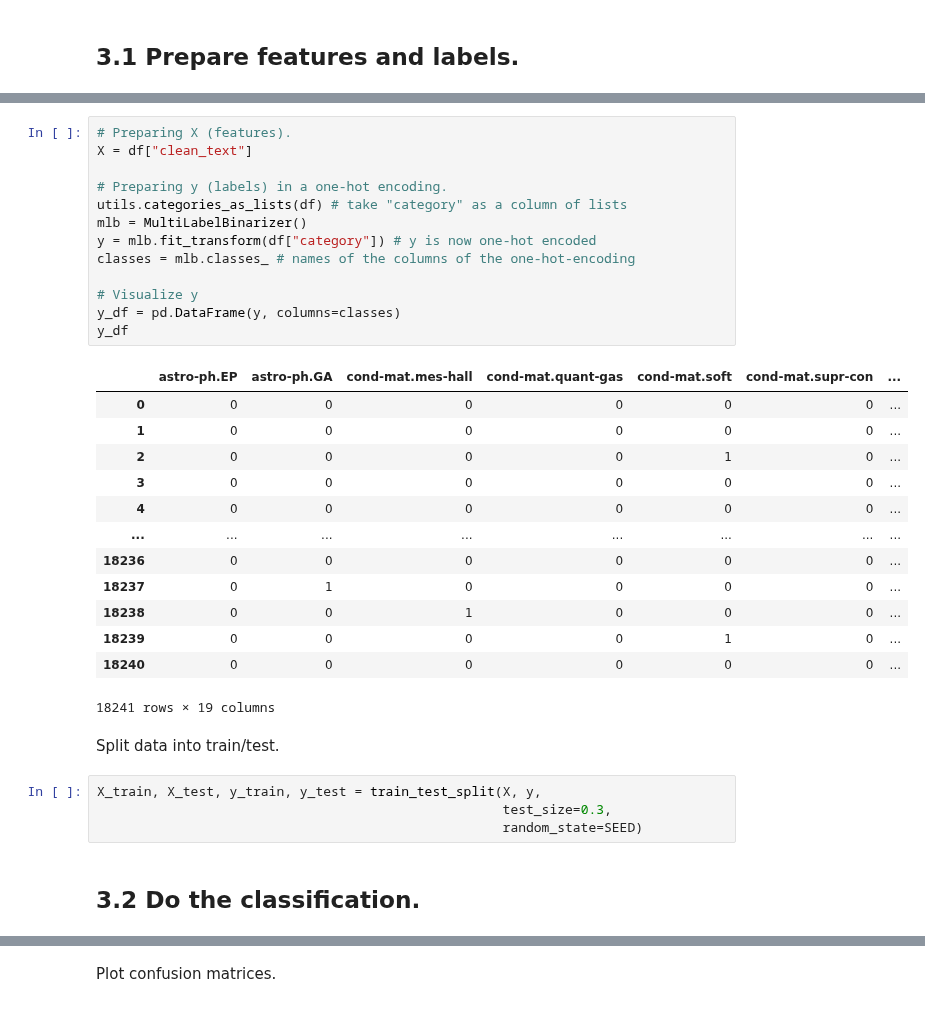
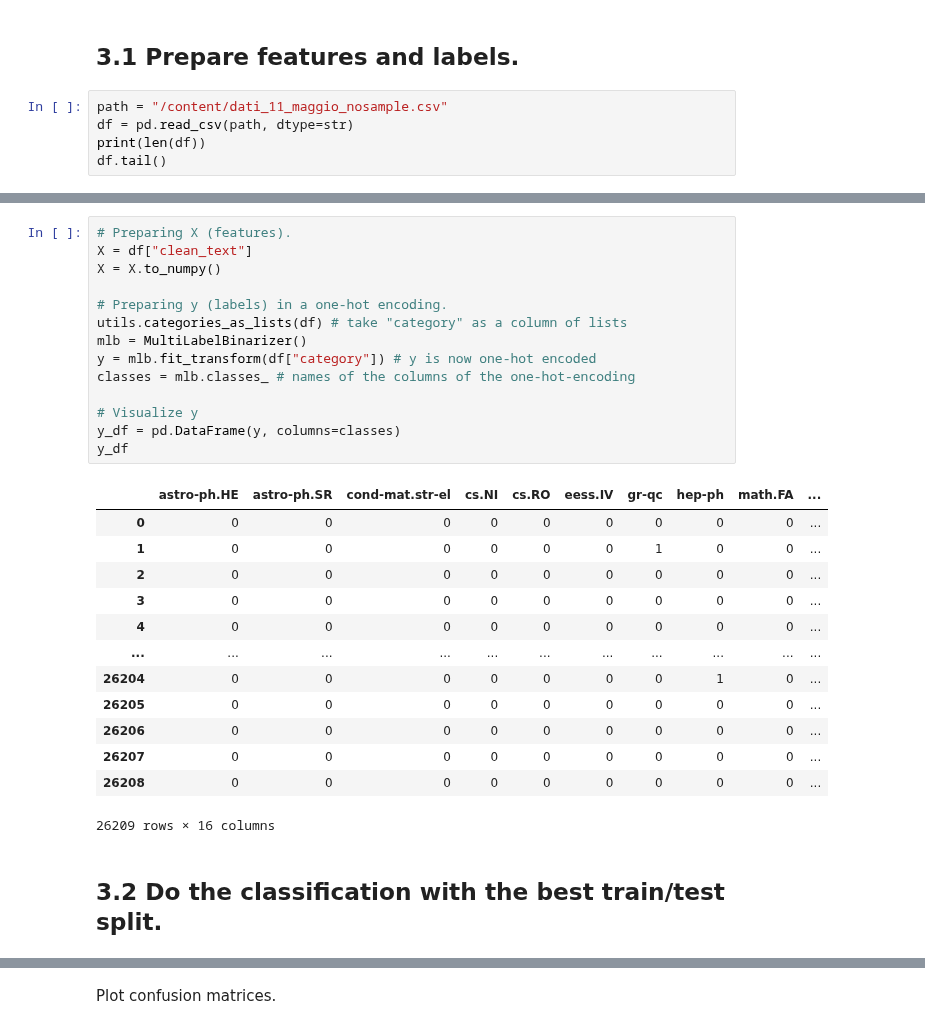
Before and after one commit to auroramugnai/ArXivClassification, a Jupyter notebook: ArXivClassification/category_classification.ipynb, the cells around one changed output, grey strips where cells are left out. Cells and saved outputs as stored; diff of their text form.

```diff
--- a/ArXivClassification/category_classification.ipynb
+++ b/ArXivClassification/category_classification.ipynb
@@ -253,3 +201,8 @@ from sklearn.svm import SVC, LinearSVC
 from yellowbrick.classifier import ClassificationReport
 # %% [markdown]
 ## 3.1 Prepare features and labels.
+# %%
+path = "/content/dati_11_maggio_nosample.csv"
+df = pd.read_csv(path, dtype=str)
+print(len(df))
+df.tail()
@@ -256,35 +217,30 @@ from yellowbrick.classifier import ClassificationReport
 # %%
 # Preparing X (features).
 X = df["clean_text"]
+X = X.to_numpy()
 
 # Preparing y (labels) in a one-hot encoding.
 utils.categories_as_lists(df) # take "category" as a column of lists
 mlb = MultiLabelBinarizer()
 y = mlb.fit_transform(df["category"]) # y is now one-hot encoded
 classes = mlb.classes_ # names of the columns of the one-hot-encoding
 
 # Visualize y
 y_df = pd.DataFrame(y, columns=classes)
 y_df
 # %% [output]
-|  | astro-ph.EP | astro-ph.GA | cond-mat.mes-hall | cond-mat.quant-gas | cond-mat.soft | cond-mat.supr-con | ... |
-| 0 | 0 | 0 | 0 | 0 | 0 | 0 | ... |
-| 1 | 0 | 0 | 0 | 0 | 0 | 0 | ... |
-| 2 | 0 | 0 | 0 | 0 | 1 | 0 | ... |
-| 3 | 0 | 0 | 0 | 0 | 0 | 0 | ... |
-| 4 | 0 | 0 | 0 | 0 | 0 | 0 | ... |
-| ... | ... | ... | ... | ... | ... | ... | ... |
-| 18236 | 0 | 0 | 0 | 0 | 0 | 0 | ... |
-| 18237 | 0 | 1 | 0 | 0 | 0 | 0 | ... |
-| 18238 | 0 | 0 | 1 | 0 | 0 | 0 | ... |
-| 18239 | 0 | 0 | 0 | 0 | 1 | 0 | ... |
-| 18240 | 0 | 0 | 0 | 0 | 0 | 0 | ... |
+|  | astro-ph.HE | astro-ph.SR | cond-mat.str-el | cs.NI | cs.RO | eess.IV | gr-qc | hep-ph | math.FA | ... |
+| 0 | 0 | 0 | 0 | 0 | 0 | 0 | 0 | 0 | 0 | ... |
+| 1 | 0 | 0 | 0 | 0 | 0 | 0 | 1 | 0 | 0 | ... |
+| 2 | 0 | 0 | 0 | 0 | 0 | 0 | 0 | 0 | 0 | ... |
+| 3 | 0 | 0 | 0 | 0 | 0 | 0 | 0 | 0 | 0 | ... |
+| 4 | 0 | 0 | 0 | 0 | 0 | 0 | 0 | 0 | 0 | ... |
+| ... | ... | ... | ... | ... | ... | ... | ... | ... | ... | ... |
+| 26204 | 0 | 0 | 0 | 0 | 0 | 0 | 0 | 1 | 0 | ... |
+| 26205 | 0 | 0 | 0 | 0 | 0 | 0 | 0 | 0 | 0 | ... |
+| 26206 | 0 | 0 | 0 | 0 | 0 | 0 | 0 | 0 | 0 | ... |
+| 26207 | 0 | 0 | 0 | 0 | 0 | 0 | 0 | 0 | 0 | ... |
+| 26208 | 0 | 0 | 0 | 0 | 0 | 0 | 0 | 0 | 0 | ... |
-18241 rows × 19 columns
+26209 rows × 16 columns
-# %% [markdown]
-Split data into train/test.
-# %%
-X_train, X_test, y_train, y_test = train_test_split(X, y,
-                                                    test_size=0.3,
-                                                    random_state=SEED)
 # %% [markdown]
-## 3.2 Do the classification.
+## 3.2 Do the classification with the best train/test split.
```
Also changed, not shown: parts of 23 cells of this notebook.
